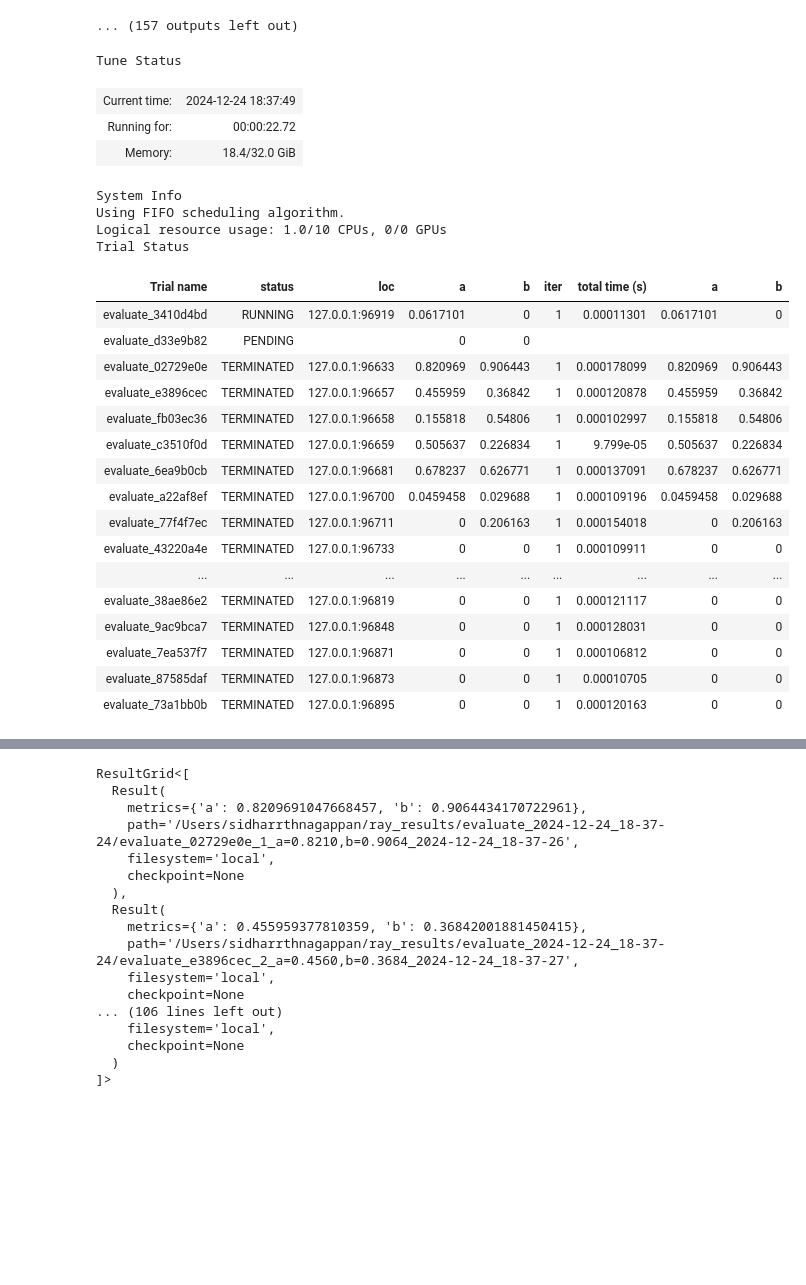
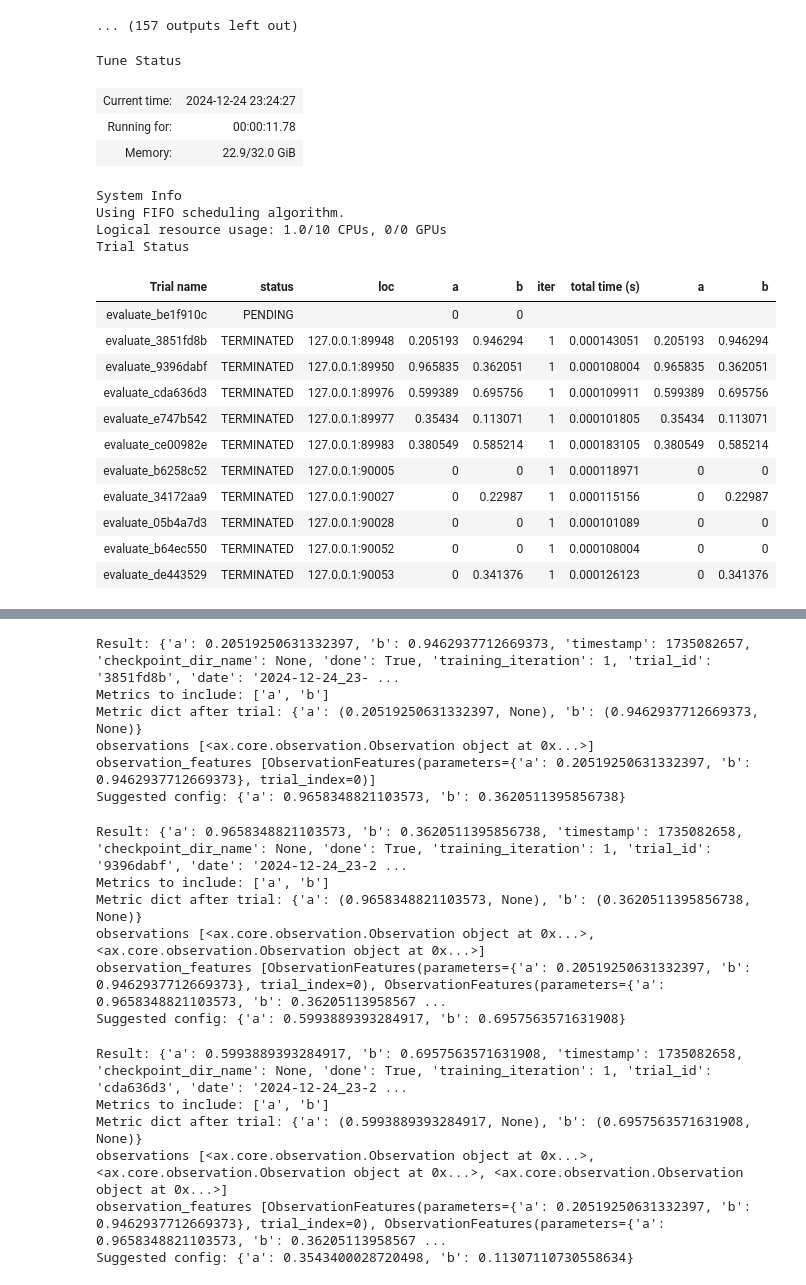
Before and after one commit to sidharrth2002/mobo, a Jupyter notebook: miniproject/main_notebook.ipynb, the cells around one changed output, grey strips where cells are left out. Drawn from its saved outputs; the diff is of its cells as text; code cells hidden in the pictures; blank space fills up the shorter version.

```diff
--- a/miniproject/main_notebook.ipynb
+++ b/miniproject/main_notebook.ipynb
@@ -325,6 +325,7 @@ from ax.service.utils.instantiation import ObjectiveProperties
 from ray import tune, air
 from ray.air import session
 from ray.tune.search import ConcurrencyLimiter
+from ray.tune.search.ax import AxSearch
 from ray.train import RunConfig, ScalingConfig, CheckpointConfig
 
 # from ray.tune.search.ax import AxSearch
@@ -342,7 +343,7 @@ def evaluate(parameter: dict, checkpoint_dir=None):
 
 ax_client = AxClient(
     verbose_logging=False,
-    enforce_sequential_optimization=False,
+    # enforce_sequential_optimization=False,
 )
 ax_client.create_experiment(
     name="test",
@@ -361,50 +362,45 @@ ax_client.create_experiment(
         },
     ],
     objectives={
         "a": ObjectiveProperties(minimize=True, threshold=0.5),
         "b": ObjectiveProperties(minimize=True, threshold=0.5),
     },
     overwrite_existing_experiment=True,
     is_test=False,
 )
 
 algo = AxSearchMultiObjective(ax_client=ax_client)
-algo = ConcurrencyLimiter(algo, max_concurrent=4)
+algo = ConcurrencyLimiter(algo, max_concurrent=1)
 tuner = tune.Tuner(
     tune.with_resources(evaluate, resources={"cpu": 1}),
     tune_config=tune.TuneConfig(search_alg=algo, num_samples=60),
     run_config=RunConfig(
         checkpoint_config=CheckpointConfig(
             num_to_keep=2,
             checkpoint_score_attribute="ptl/val_accuracy",
             checkpoint_score_order="max",
         )
     ),
 )
 tuner.fit()
 # %% [output]
 Tune Status
-| Current time: | 2024-12-24 18:37:49 |
-| Running for: | 00:00:22.72 |
-| Memory: | 18.4/32.0 GiB |
+| Current time: | 2024-12-24 23:24:27 |
+| Running for: | 00:00:11.78 |
+| Memory: | 22.9/32.0 GiB |
 System Info
 Using FIFO scheduling algorithm.
 Logical resource usage: 1.0/10 CPUs, 0/0 GPUs
 Trial Status
 | Trial name | status | loc | a | b | iter | total time (s) | a | b |
-| evaluate_3410d4bd | RUNNING | 127.0.0.1:96919 | 0.0617101 | 0 | 1 | 0.00011301 | 0.0617101 | 0 |
-| evaluate_d33e9b82 | PENDING |  | 0 | 0 |  |  |  |  |
-| evaluate_02729e0e | TERMINATED | 127.0.0.1:96633 | 0.820969 | 0.906443 | 1 | 0.000178099 | 0.820969 | 0.906443 |
-| evaluate_e3896cec | TERMINATED | 127.0.0.1:96657 | 0.455959 | 0.36842 | 1 | 0.000120878 | 0.455959 | 0.36842 |
-| evaluate_fb03ec36 | TERMINATED | 127.0.0.1:96658 | 0.155818 | 0.54806 | 1 | 0.000102997 | 0.155818 | 0.54806 |
-| evaluate_c3510f0d | TERMINATED | 127.0.0.1:96659 | 0.505637 | 0.226834 | 1 | 9.799e-05 | 0.505637 | 0.226834 |
-| evaluate_6ea9b0cb | TERMINATED | 127.0.0.1:96681 | 0.678237 | 0.626771 | 1 | 0.000137091 | 0.678237 | 0.626771 |
-| evaluate_a22af8ef | TERMINATED | 127.0.0.1:96700 | 0.0459458 | 0.029688 | 1 | 0.000109196 | 0.0459458 | 0.029688 |
-| evaluate_77f4f7ec | TERMINATED | 127.0.0.1:96711 | 0 | 0.206163 | 1 | 0.000154018 | 0 | 0.206163 |
-| evaluate_43220a4e | TERMINATED | 127.0.0.1:96733 | 0 | 0 | 1 | 0.000109911 | 0 | 0 |
-| ... | ... | ... | ... | ... | ... | ... | ... | ... |
-| evaluate_38ae86e2 | TERMINATED | 127.0.0.1:96819 | 0 | 0 | 1 | 0.000121117 | 0 | 0 |
-| evaluate_9ac9bca7 | TERMINATED | 127.0.0.1:96848 | 0 | 0 | 1 | 0.000128031 | 0 | 0 |
-| evaluate_7ea537f7 | TERMINATED | 127.0.0.1:96871 | 0 | 0 | 1 | 0.000106812 | 0 | 0 |
-| evaluate_87585daf | TERMINATED | 127.0.0.1:96873 | 0 | 0 | 1 | 0.00010705 | 0 | 0 |
-| evaluate_73a1bb0b | TERMINATED | 127.0.0.1:96895 | 0 | 0 | 1 | 0.000120163 | 0 | 0 |
+| evaluate_be1f910c | PENDING |  | 0 | 0 |  |  |  |  |
+| evaluate_3851fd8b | TERMINATED | 127.0.0.1:89948 | 0.205193 | 0.946294 | 1 | 0.000143051 | 0.205193 | 0.946294 |
+| evaluate_9396dabf | TERMINATED | 127.0.0.1:89950 | 0.965835 | 0.362051 | 1 | 0.000108004 | 0.965835 | 0.362051 |
+| evaluate_cda636d3 | TERMINATED | 127.0.0.1:89976 | 0.599389 | 0.695756 | 1 | 0.000109911 | 0.599389 | 0.695756 |
+| evaluate_e747b542 | TERMINATED | 127.0.0.1:89977 | 0.35434 | 0.113071 | 1 | 0.000101805 | 0.35434 | 0.113071 |
+| evaluate_ce00982e | TERMINATED | 127.0.0.1:89983 | 0.380549 | 0.585214 | 1 | 0.000183105 | 0.380549 | 0.585214 |
+| evaluate_b6258c52 | TERMINATED | 127.0.0.1:90005 | 0 | 0 | 1 | 0.000118971 | 0 | 0 |
+| evaluate_34172aa9 | TERMINATED | 127.0.0.1:90027 | 0 | 0.22987 | 1 | 0.000115156 | 0 | 0.22987 |
+| evaluate_05b4a7d3 | TERMINATED | 127.0.0.1:90028 | 0 | 0 | 1 | 0.000101089 | 0 | 0 |
+| evaluate_b64ec550 | TERMINATED | 127.0.0.1:90052 | 0 | 0 | 1 | 0.000108004 | 0 | 0 |
+| evaluate_de443529 | TERMINATED | 127.0.0.1:90053 | 0 | 0.341376 | 1 | 0.000126123 | 0 | 0.341376 |
@@ -426,17 +410,18 @@ Resume experiment with: Tuner.restore(path="/Users/sidharrthnagappan/ray_results
-ResultGrid<[
-  Result(
-    metrics={'a': 0.8209691047668457, 'b': 0.9064434170722961},
-    path='/Users/sidharrthnagappan/ray_results/evaluate_2024-12-24_18-37-24/evaluate_02729e0e_1_a=0.8210,b=0.9064_2024-12-24_18-37-26',
-    filesystem='local',
-    checkpoint=None
-  ),
-  Result(
-    metrics={'a': 0.455959377810359, 'b': 0.36842001881450415},
-    path='/Users/sidharrthnagappan/ray_results/evaluate_2024-12-24_18-37-24/evaluate_e3896cec_2_a=0.4560,b=0.3684_2024-12-24_18-37-27',
-    filesystem='local',
-    checkpoint=None
-... (106 lines left out)
-    filesystem='local',
-    checkpoint=None
-  )
-]>
+Result: {'a': 0.20519250631332397, 'b': 0.9462937712669373, 'timestamp': 1735082657, 'checkpoint_dir_name': None, 'done': True, 'training_iteration': 1, 'trial_id': '3851fd8b', 'date': '2024-12-24_23- ...
+Metrics to include: ['a', 'b']
+Metric dict after trial: {'a': (0.20519250631332397, None), 'b': (0.9462937712669373, None)}
+observations [<ax.core.observation.Observation object at 0x...>]
+observation_features [ObservationFeatures(parameters={'a': 0.20519250631332397, 'b': 0.9462937712669373}, trial_index=0)]
+Suggested config: {'a': 0.9658348821103573, 'b': 0.3620511395856738}
+Result: {'a': 0.9658348821103573, 'b': 0.3620511395856738, 'timestamp': 1735082658, 'checkpoint_dir_name': None, 'done': True, 'training_iteration': 1, 'trial_id': '9396dabf', 'date': '2024-12-24_23-2 ...
+Metrics to include: ['a', 'b']
+Metric dict after trial: {'a': (0.9658348821103573, None), 'b': (0.3620511395856738, None)}
+observations [<ax.core.observation.Observation object at 0x...>, <ax.core.observation.Observation object at 0x...>]
+observation_features [ObservationFeatures(parameters={'a': 0.20519250631332397, 'b': 0.9462937712669373}, trial_index=0), ObservationFeatures(parameters={'a': 0.9658348821103573, 'b': 0.36205113958567 ...
+Suggested config: {'a': 0.5993889393284917, 'b': 0.6957563571631908}
+Result: {'a': 0.5993889393284917, 'b': 0.6957563571631908, 'timestamp': 1735082658, 'checkpoint_dir_name': None, 'done': True, 'training_iteration': 1, 'trial_id': 'cda636d3', 'date': '2024-12-24_23-2 ...
+Metrics to include: ['a', 'b']
+Metric dict after trial: {'a': (0.5993889393284917, None), 'b': (0.6957563571631908, None)}
+observations [<ax.core.observation.Observation object at 0x...>, <ax.core.observation.Observation object at 0x...>, <ax.core.observation.Observation object at 0x...>]
+observation_features [ObservationFeatures(parameters={'a': 0.20519250631332397, 'b': 0.9462937712669373}, trial_index=0), ObservationFeatures(parameters={'a': 0.9658348821103573, 'b': 0.36205113958567 ...
+Suggested config: {'a': 0.3543400028720498, 'b': 0.11307110730558634}
```
Also changed, not shown: parts of 5 cells of this notebook, 1 other file.
